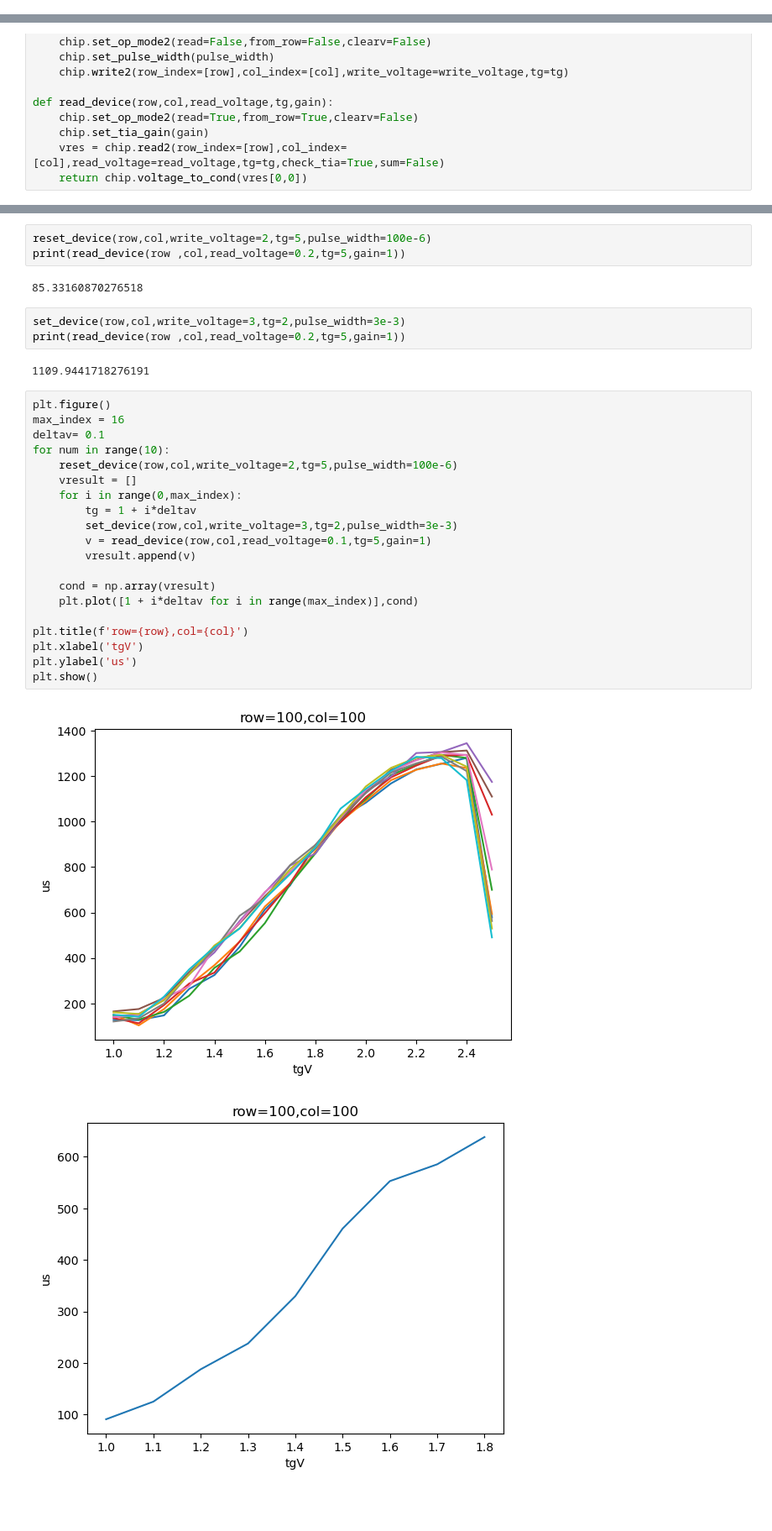
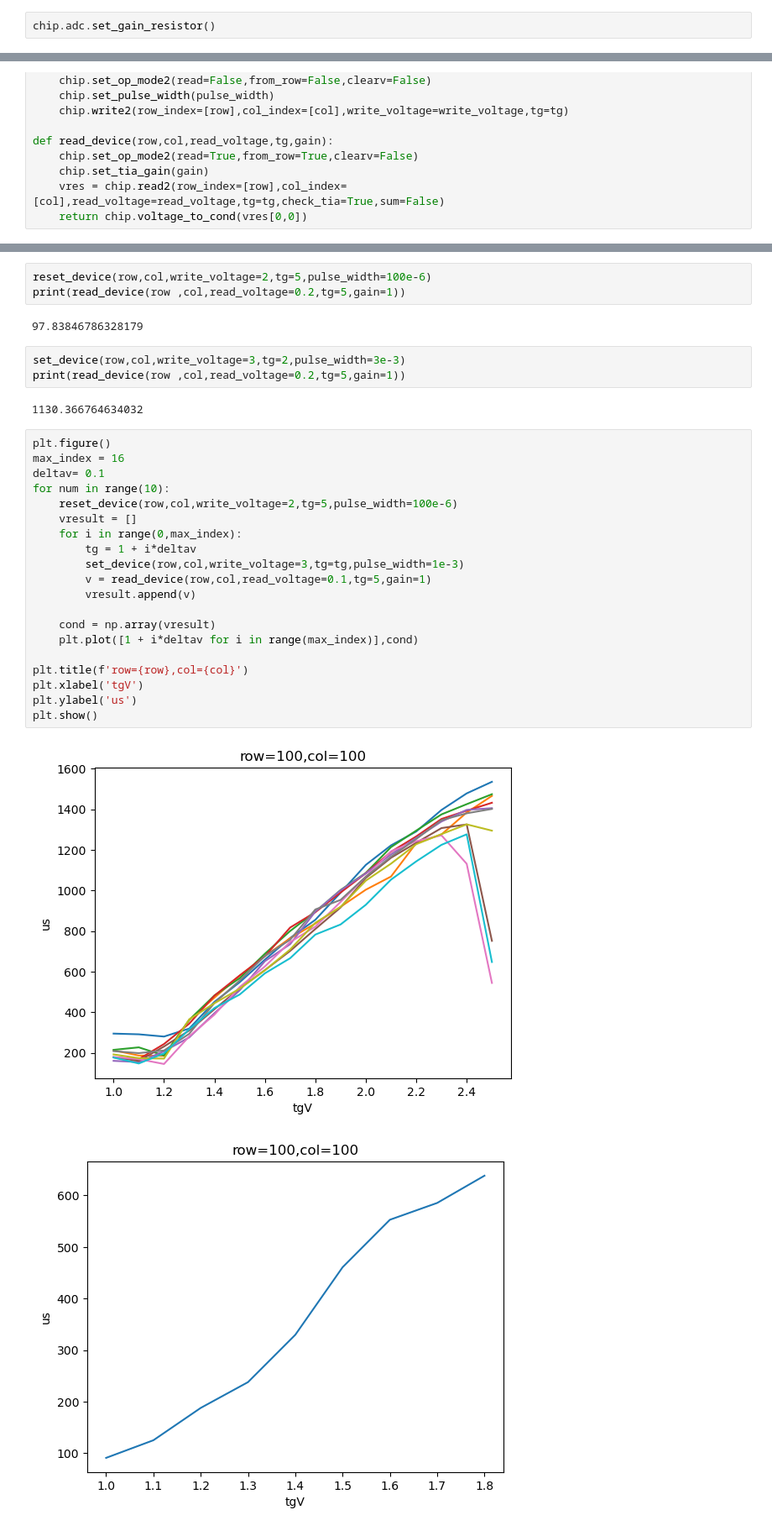
Before and after one commit to bei-meng/host_computer, a Jupyter notebook: 4set操作tg电压.ipynb, the cells around one changed output, grey strips where cells are left out. Shown at 84% size. Drawn from its saved outputs; the diff is of its cells as text; blank space fills up the shorter version.

```diff
--- a/4set操作tg电压.ipynb
+++ b/4set操作tg电压.ipynb
@@ -23,3 +23,5 @@ local ip: 192.168.1.15 local port: 63462
+# %%
+chip.adc.set_gain_resistor()
 # %%
 def set_device(row,col,write_voltage,tg,pulse_width):
     chip.set_op_mode2(read=False,from_row=True,clearv=False)
@@ -47,34 +49,34 @@ print(read_device(row ,col,read_voltage=0.2,tg=5,gain=1))
 reset_device(row,col,write_voltage=2,tg=5,pulse_width=100e-6)
 print(read_device(row ,col,read_voltage=0.2,tg=5,gain=1))
 # %% [output]
-85.33160870276518
+97.83846786328179
 # %%
 set_device(row,col,write_voltage=3,tg=2,pulse_width=3e-3)
 print(read_device(row ,col,read_voltage=0.2,tg=5,gain=1))
 # %% [output]
-1109.9441718276191
+1130.366764634032
 # %%
 plt.figure()
 max_index = 16
 deltav= 0.1
 for num in range(10):
     reset_device(row,col,write_voltage=2,tg=5,pulse_width=100e-6)
     vresult = []
     for i in range(0,max_index):
         tg = 1 + i*deltav
-        set_device(row,col,write_voltage=3,tg=2,pulse_width=3e-3)
+        set_device(row,col,write_voltage=3,tg=tg,pulse_width=1e-3)
         v = read_device(row,col,read_voltage=0.1,tg=5,gain=1)
         vresult.append(v)
 
     cond = np.array(vresult)
     plt.plot([1 + i*deltav for i in range(max_index)],cond)
 
 plt.title(f'row={row},col={col}')
 plt.xlabel('tgV')
 plt.ylabel('us')
 plt.show()
 # %% [output]
-[figure, old version]
+[figure, new version]
 # %%
 # %% [output]
 [figure]
```
Also changed, not shown: parts of 2 cells of this notebook, 2 other files.
